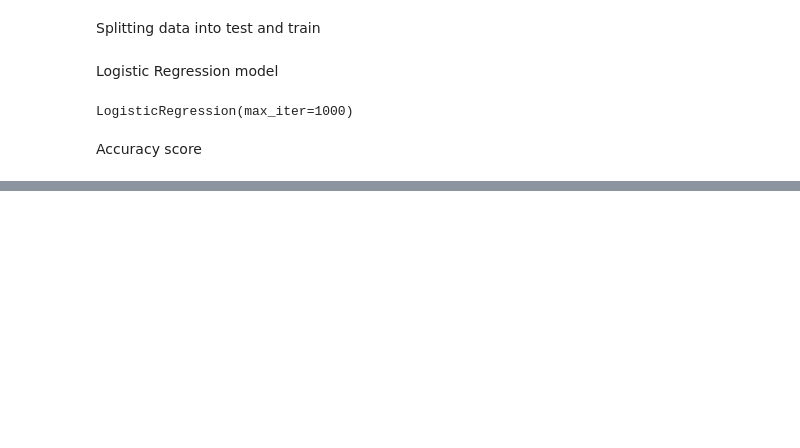
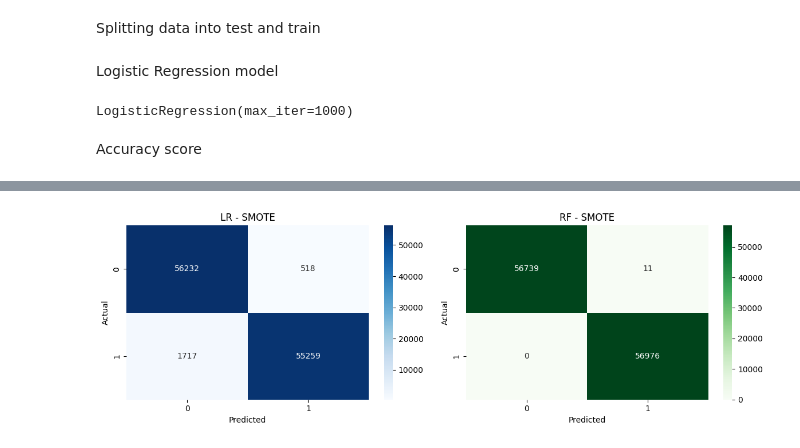
Before and after one commit to syeda-ujala-haider/Credit-Card-Fraud-Detection, a Jupyter notebook: detection.ipynb, the cells around one changed output, grey strips where cells are left out. Drawn from its saved outputs; the diff is of its cells as text; code cells hidden in the pictures; blank space fills up the shorter version.

```diff
--- a/detection.ipynb
+++ b/detection.ipynb
@@ -321,0 +336,20 @@ plt.show()
+# %%
+X_train_s, X_test_s, Y_train_s, Y_test_s = train_test_split(
+    r_x, r_y,
+    test_size=0.2,
+    random_state=42
+)
+# %%
+scaler2 = StandardScaler()
+X_train_s_scaled = scaler2.fit_transform(X_train_s)
+X_test_s_scaled = scaler2.transform(X_test_s)
+# %%
+# Logistic Regression
+lr_smote = LogisticRegression(max_iter=1000)
+lr_smote.fit(X_train_s_scaled, Y_train_s)
+lr_pred = lr_smote.predict(X_test_s_scaled)
+# %%
+# Random Forest
+rf_smote = RandomForestClassifier(n_estimators=100, random_state=42)
+rf_smote.fit(X_train_s, Y_train_s)
+rf_pred = rf_smote.predict(X_test_s)
@@ -321,0 +382,19 @@ plt.show()
+# %%
+fig, axes = plt.subplots(1, 2, figsize=(12, 4))
+
+sns.heatmap(confusion_matrix(Y_test_s, lr_pred),
+            annot=True, fmt='d', ax=axes[0], cmap='Blues')
+axes[0].set_title('LR - SMOTE')
+axes[0].set_xlabel('Predicted')
+axes[0].set_ylabel('Actual')
+
+sns.heatmap(confusion_matrix(Y_test_s, rf_pred),
+            annot=True, fmt='d', ax=axes[1], cmap='Greens')
+axes[1].set_title('RF - SMOTE')
+axes[1].set_xlabel('Predicted')
+axes[1].set_ylabel('Actual')
+
+plt.tight_layout()
+plt.show()
+# %% [output]
+[figure, added]
```
Also changed, not shown: parts of 15 cells of this notebook.
